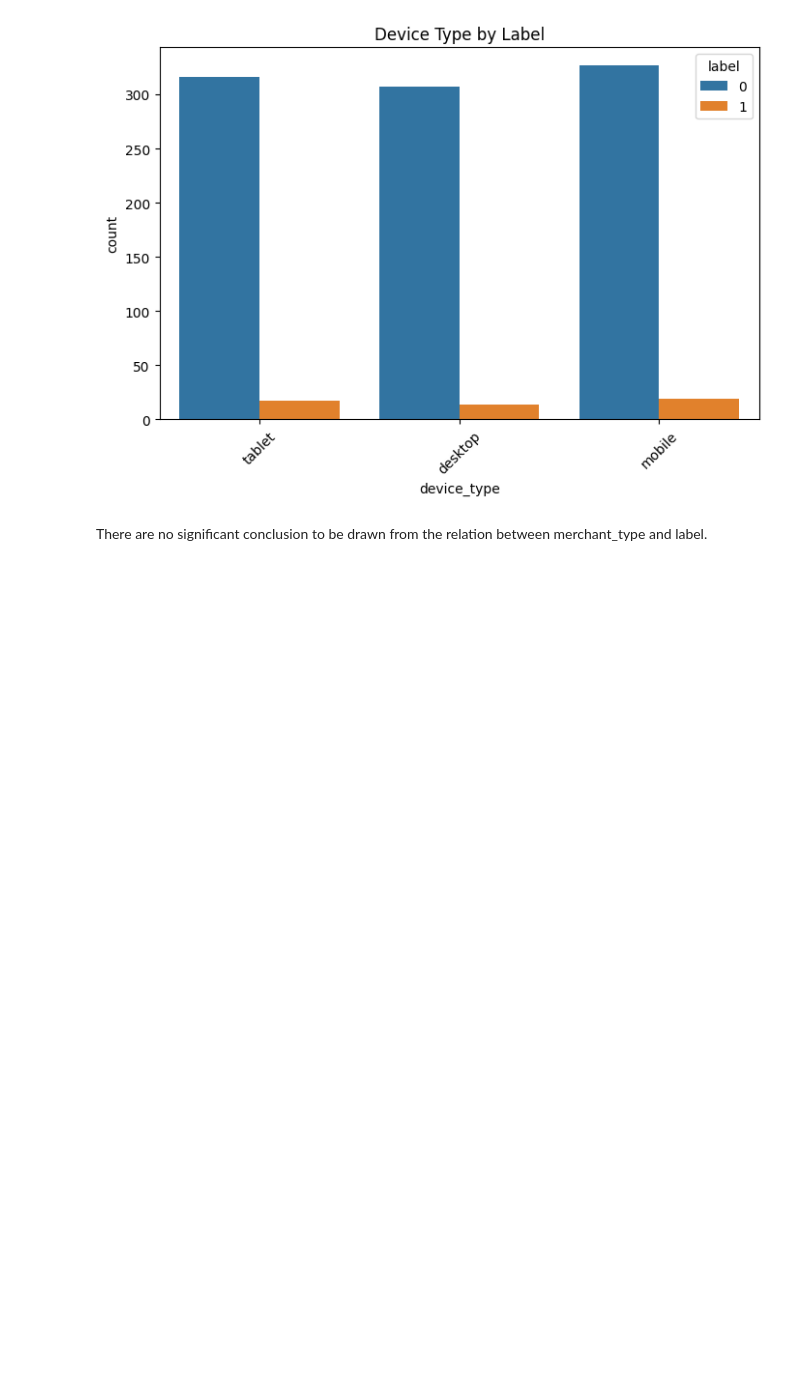
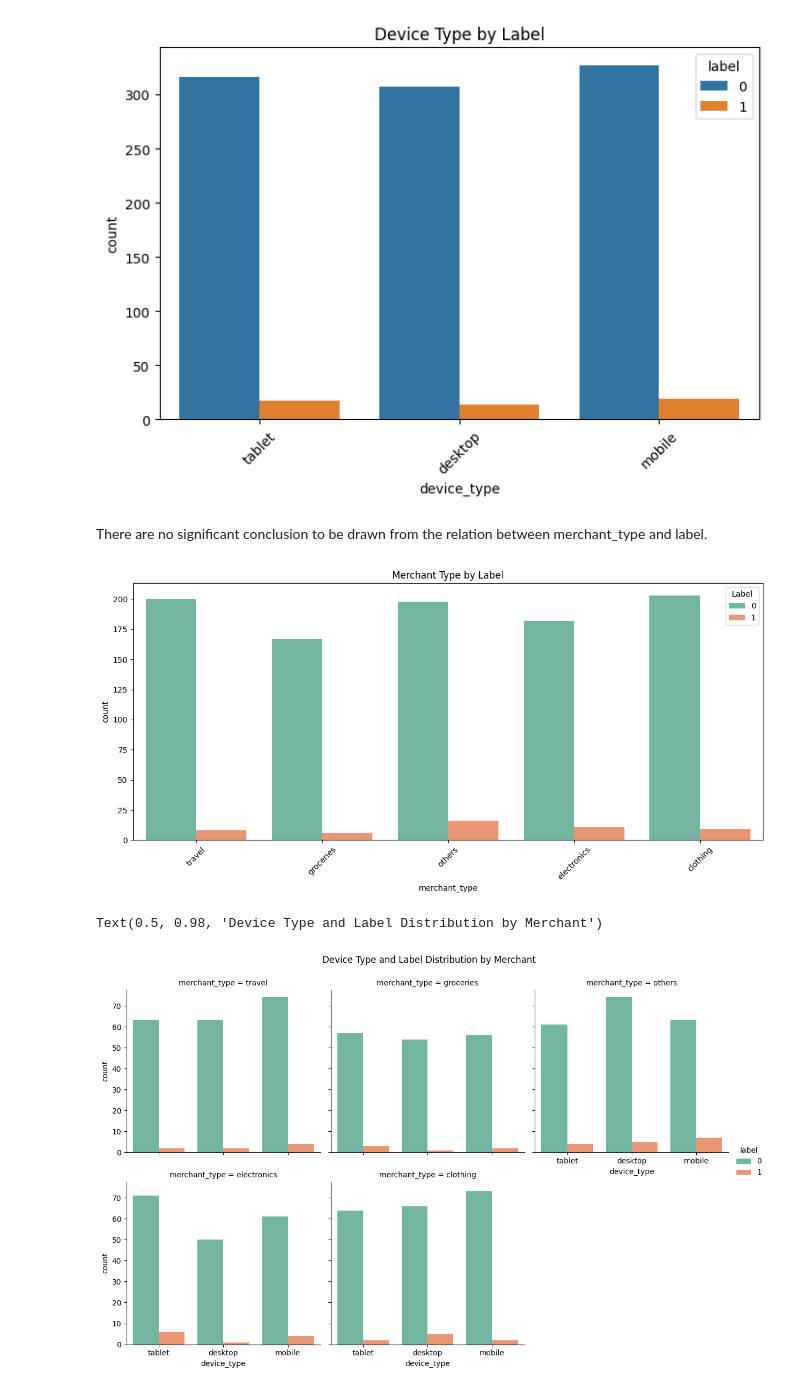
Before and after one commit to Fadhellya/capstone-project, a Jupyter notebook: model/exploratory_analysis.ipynb, the cells around one changed output. Cells and saved outputs as stored; diff of their text form; code cells hidden in the pictures; blank space fills up the shorter version.

Commit message:
add exploratory analysis notebook with visualizations and insights

```diff
--- a/model/exploratory_analysis.ipynb
+++ b/model/exploratory_analysis.ipynb
@@ -6,7 +6,7 @@ import  matplotlib.pyplot as plt
 import seaborn as sns
 # %%
 # Load the dataset from the CSV file sourced from Kaggle
-raw = pd.read_csv('data/fraud_detection.csv')
+raw = pd.read_csv('../data/fraud_detection.csv')
 # Drop the 'transaction_id' column from the raw dataframe, because it is not needed for analysis
 raw = raw.drop('transaction_id', axis=1)
 # Display the first 10 rows of the dataframe
@@ -62,3 +62,35 @@ plt.show()
 [figure]
 # %% [markdown]
 There are no significant conclusion to be drawn from the relation between merchant_type and label.
+# %%
+# Grouped barplot to visualize merchant_type, device_type, and label in one graph
+plt.figure(figsize=(12, 6))
+sns.countplot(
+    x='merchant_type',
+    hue='label',
+    data=raw,
+    palette='Set2'
+)
+plt.title('Merchant Type by Label')
+plt.xticks(rotation=45)
+plt.legend(title='Label')
+plt.tight_layout()
+plt.show()
+
+# FacetGrid to show device_type distribution within each merchant_type and label
+g = sns.catplot(
+    x='device_type',
+    hue='label',
+    col='merchant_type',
+    data=raw,
+    kind='count',
+    col_wrap=3,
+    height=4,
+    palette='Set2'
+)
+g.fig.subplots_adjust(top=0.9)
+g.fig.suptitle('Device Type and Label Distribution by Merchant')
+# %% [output]
+[figure, added]
+Text(0.5, 0.98, 'Device Type and Label Distribution by Merchant')
+[figure, added]
```
